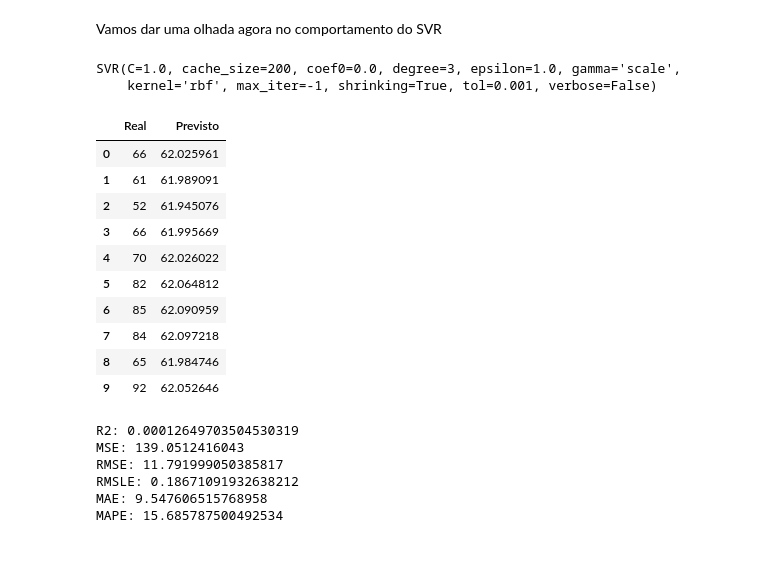
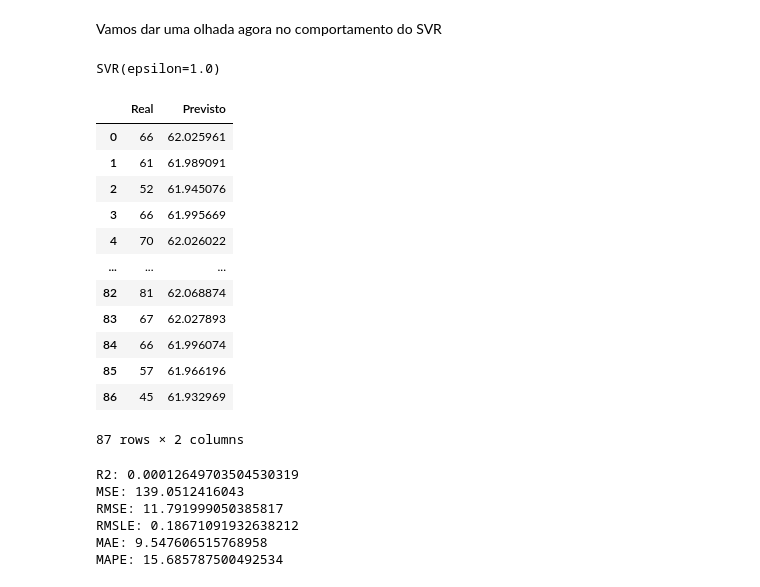
Before and after one commit to spedison/Curso_igti_ML, a Jupyter notebook: Mod3/IGTI/Hands_on_Regressão.ipynb, the cells around one changed output. Drawn from its saved outputs; the diff is of its cells as text; code cells hidden in the pictures; blank space fills up the shorter version.

```diff
--- a/Mod3/IGTI/Hands_on_Regressão.ipynb
+++ b/Mod3/IGTI/Hands_on_Regressão.ipynb
@@ -33,7 +35,7 @@ Mounted at /content/gdrive
 ### Carregamento dos dados
 # %%
 #lendo o csv que contem a base de dados e armazanando em um df
-df = pd.read_csv('/content/gdrive/My Drive/IGTI/Aulas Práticas/data-temps.csv')
+df = pd.read_csv('~/Curso_igti_ML/Mod3/IGTI/data-temps.csv') ## /content/gdrive/My Drive/IGTI/Aulas Práticas/data-temps.csv')
 # %%
 #imprimindo as 5 primeiras linhas do df para confirmação
 df.head(5)
@@ -344,33 +388,34 @@ Vamos dar uma olhada agora no comportamento do SVR
 from sklearn.svm import SVR
 
 # instanciacao e determinacao dos hiperparâmetros do SVR: tipo de kernel e epsilon
-regression = SVR(kernel='rbf', epsilon=1.0)
+regression = SVR(kernel='rbf', epsilon=1.0) ## Kernel com cara gaussina.
 
 # treinando o SVR
 regression.fit(train_data,train_labels)
 # %% [output]
-SVR(C=1.0, cache_size=200, coef0=0.0, degree=3, epsilon=1.0, gamma='scale',
-    kernel='rbf', max_iter=-1, shrinking=True, tol=0.001, verbose=False)
+SVR(epsilon=1.0)
 # %%
 # aplicando o modelo treinado para a previsão da temperatura
 #em todo o conjunto de teste
 predictions2_labels = regression.predict(test_data)
 
 # Exibindo dataframe com valores 10 reais e suas respectivas previsões
 p = pd.DataFrame({'Real': test_labels, 'Previsto': predictions2_labels})
-p.head(10)
+p.head(100)
 # %% [output]
 |  | Real | Previsto |
 | 0 | 66 | 62.025961 |
 | 1 | 61 | 61.989091 |
 | 2 | 52 | 61.945076 |
 | 3 | 66 | 61.995669 |
 | 4 | 70 | 62.026022 |
-| 5 | 82 | 62.064812 |
-| 6 | 85 | 62.090959 |
-| 7 | 84 | 62.097218 |
-| 8 | 65 | 61.984746 |
-| 9 | 92 | 62.052646 |
+| ... | ... | ... |
+| 82 | 81 | 62.068874 |
+| 83 | 67 | 62.027893 |
+| 84 | 66 | 61.996074 |
+| 85 | 57 | 61.966196 |
+| 86 | 45 | 61.932969 |
+87 rows × 2 columns
 # %%
 #avaliando o modelo
 print('R2:', metrics.r2_score(test_labels, predictions2_labels))
```
Also changed, not shown: parts of 8 cells of this notebook.
